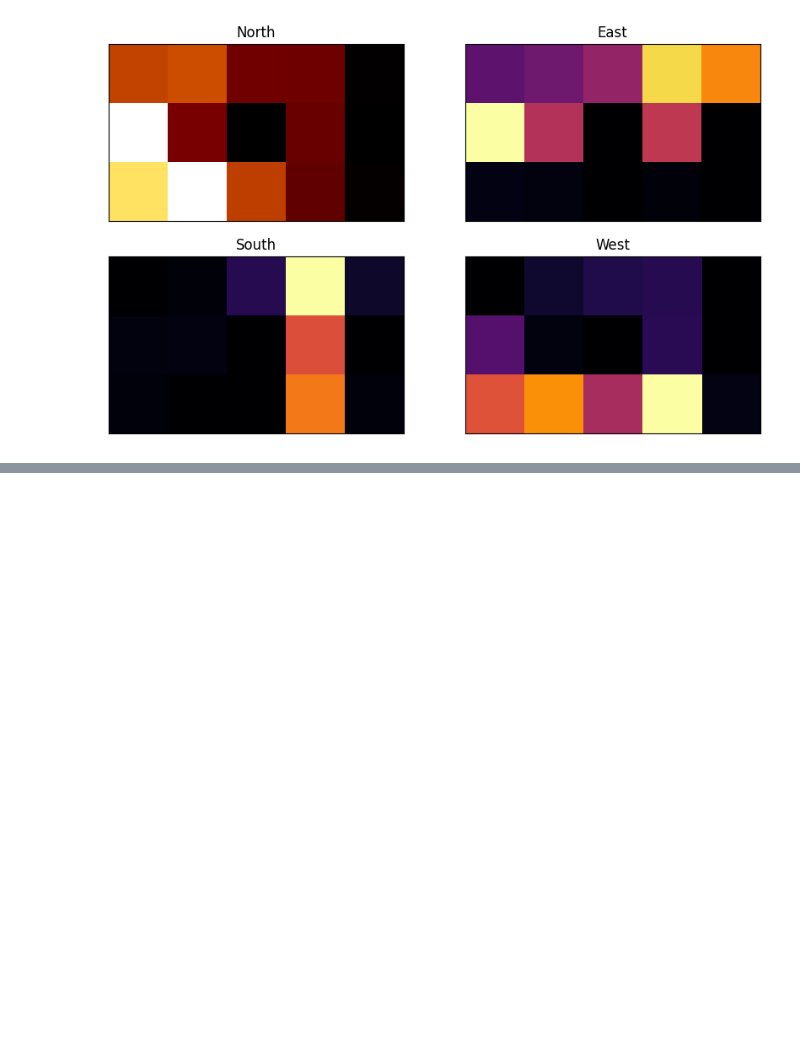
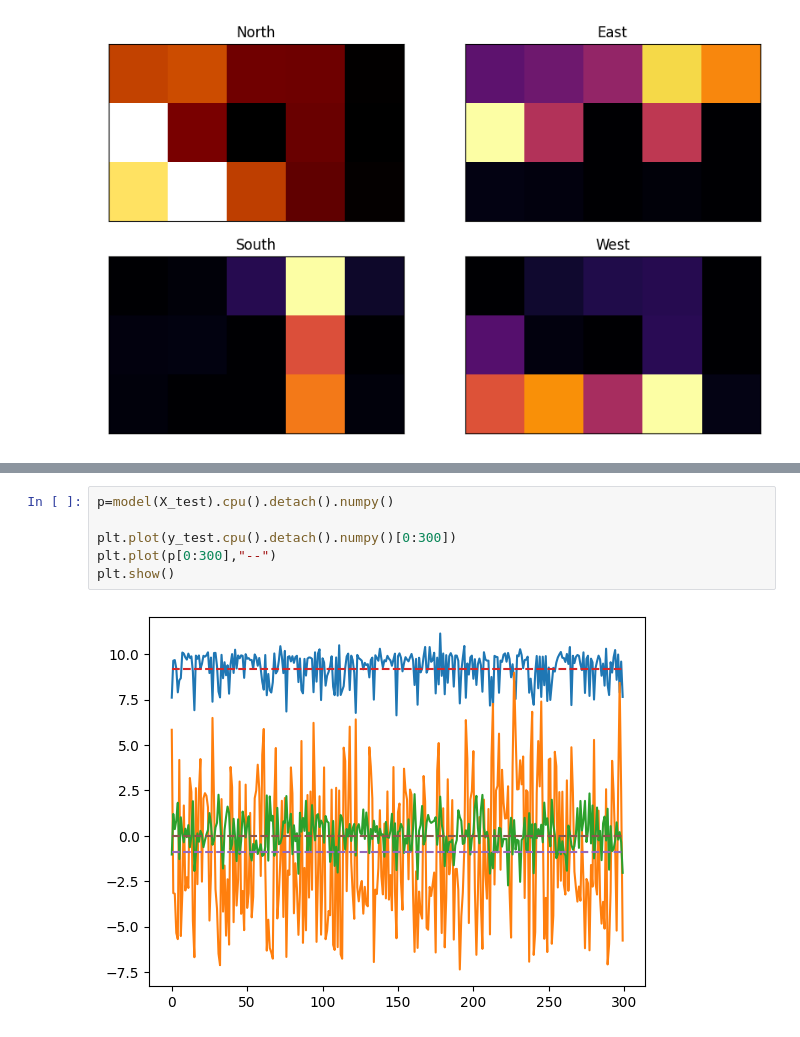
Before and after one commit to shepai/TactileSensor, a Jupyter notebook: Code/Data collection/robot/New_feet/classifier.ipynb, the cells around one changed output, grey strips where cells are left out. Drawn from its saved outputs; the diff is of its cells as text; blank space fills up the shorter version.

```diff
--- a/Code/Data collection/robot/New_feet/classifier.ipynb
+++ b/Code/Data collection/robot/New_feet/classifier.ipynb
@@ -624,0 +802,8 @@ Continuing the previous work on classifying what the robots orientation is based
+# %%
+p=model(X_test).cpu().detach().numpy()
+
+plt.plot(y_test.cpu().detach().numpy()[0:300])
+plt.plot(p[0:300],"--")
+plt.show()
+# %% [output]
+[figure, added]
```
Also changed, not shown: parts of 12 cells of this notebook.
